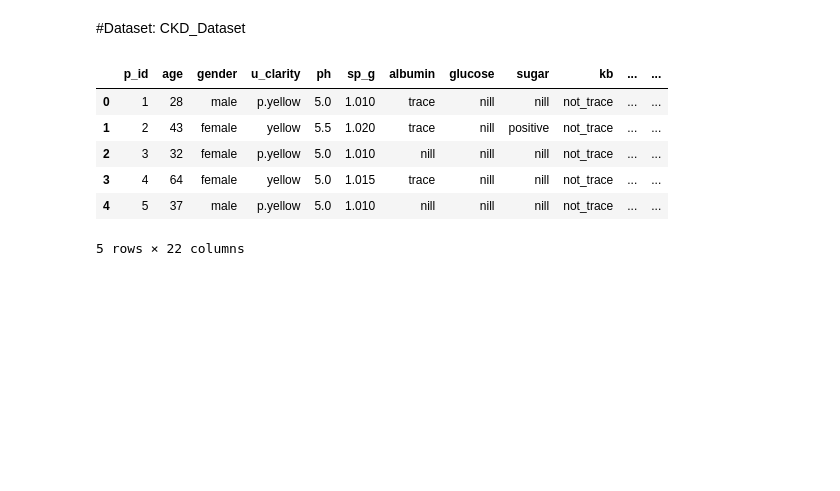
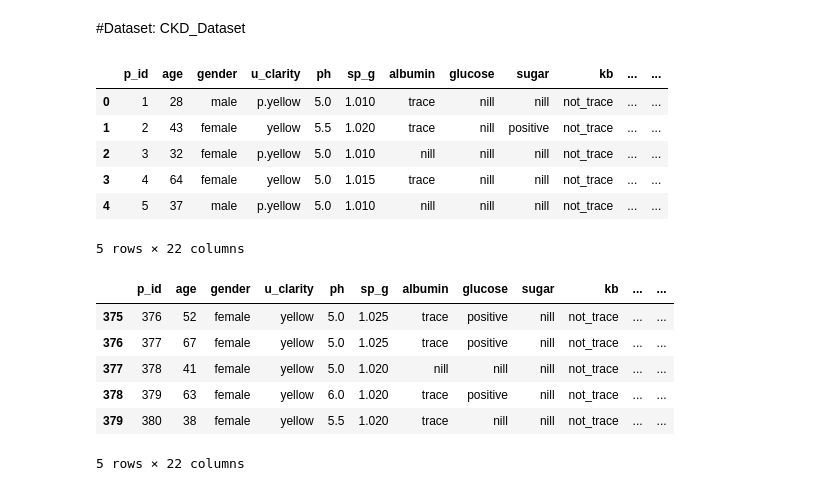
Before and after one commit to Munfa/CKD-Explainable-AI, a Jupyter notebook: notebooks/EDA_CKD.ipynb, the cells around one changed output. Drawn from its saved outputs; the diff is of its cells as text; code cells hidden in the pictures; blank space fills up the shorter version.

```diff
--- a/notebooks/EDA_CKD.ipynb
+++ b/notebooks/EDA_CKD.ipynb
@@ -38,3 +38,13 @@ df.head()
 | 3 | 4 | 64 | female | yellow | 5.0 | 1.015 | trace | nill | nill | not_trace | ... | ... |
 | 4 | 5 | 37 | male | p.yellow | 5.0 | 1.010 | nill | nill | nill | not_trace | ... | ... |
 5 rows × 22 columns
+# %%
+df.tail()
+# %% [output]
+|  | p_id | age | gender | u_clarity | ph | sp_g | albumin | glucose | sugar | kb | ... | ... |
+| 375 | 376 | 52 | female | yellow | 5.0 | 1.025 | trace | positive | nill | not_trace | ... | ... |
+| 376 | 377 | 67 | female | yellow | 5.0 | 1.025 | trace | positive | nill | not_trace | ... | ... |
+| 377 | 378 | 41 | female | yellow | 5.0 | 1.020 | nill | nill | nill | not_trace | ... | ... |
+| 378 | 379 | 63 | female | yellow | 6.0 | 1.020 | trace | positive | nill | not_trace | ... | ... |
+| 379 | 380 | 38 | female | yellow | 5.5 | 1.020 | trace | nill | nill | not_trace | ... | ... |
+5 rows × 22 columns
```
Also changed, not shown: parts of 6 cells of this notebook.
